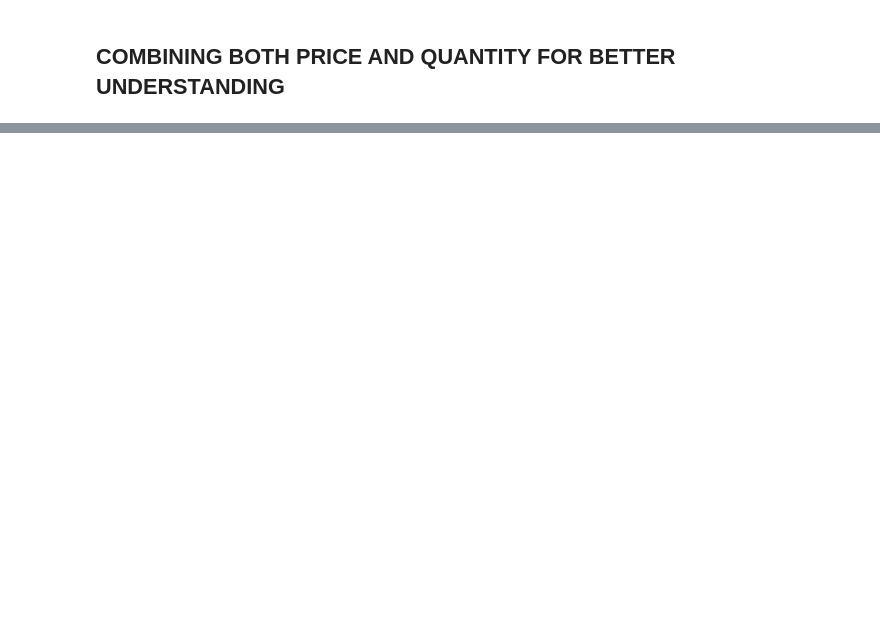
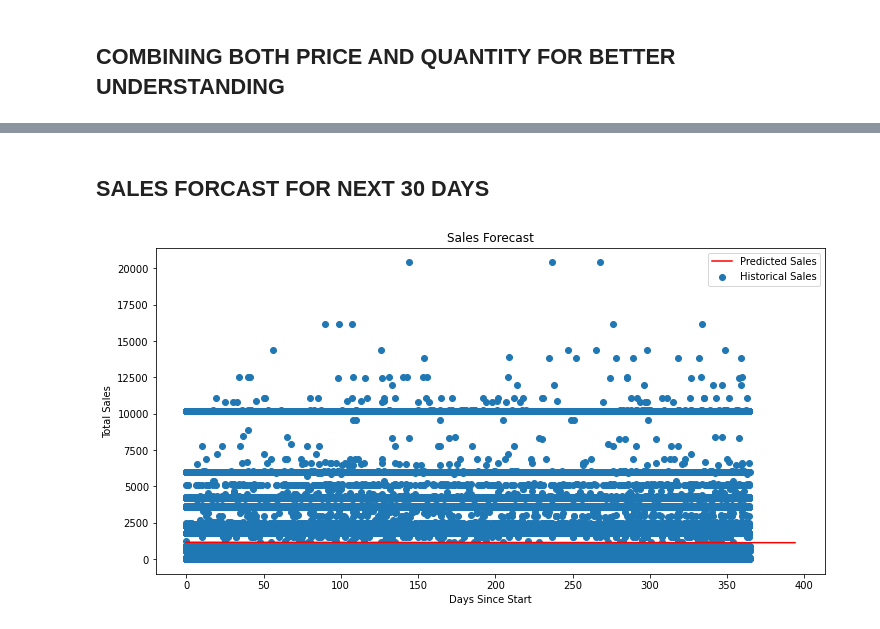
Before and after one commit to NAGSnag/DATA_ANALYSIS, a Jupyter notebook: sales_anlysis.ipynb, the cells around one changed output, grey strips where cells are left out. Drawn from its saved outputs; the diff is of its cells as text; code cells hidden in the pictures; blank space fills up the shorter version.

```diff
--- a/sales_anlysis.ipynb
+++ b/sales_anlysis.ipynb
@@ -224,0 +226,24 @@ plt.show()
+# %% [markdown]
+## SALES FORCAST FOR NEXT 30 DAYS
+# %%
+data=df[df[cols[0]].duplicated(keep=False)]
+data['grouped'] = data.groupby(cols[0])[cols[3]].transform(lambda x: sum(float(val) for val in x))
+data=data[[cols[0],'grouped']].drop_duplicates()
+data['order_date'] = pd.to_datetime(df['Order Date'])
+data['sincestart'] = (data['order_date'] - data['order_date'].min()).dt.days
+x = data['sincestart'].values.reshape(-1, 1)
+y = data['grouped'].values
+model = LinearRegression()
+model.fit(x, y)
+future_days = np.arange(np.maximum(data['sincestart'].max() + 1, data['sincestart'].max() + 30))
+future_sales = model.predict(future_days.reshape(-1, 1))
+plt.figure(figsize=(12, 6))
+plt.scatter(data['sincestart'] , data['grouped'], label='Historical Sales')
+plt.plot(future_days, future_sales, label='Predicted Sales', color='red')
+plt.title('Sales Forecast')
+plt.xlabel('Days Since Start')
+plt.ylabel('Total Sales')
+plt.legend()
+plt.show()
+# %% [output]
+[figure, added]
```
Also changed, not shown: parts of 7 cells of this notebook.
